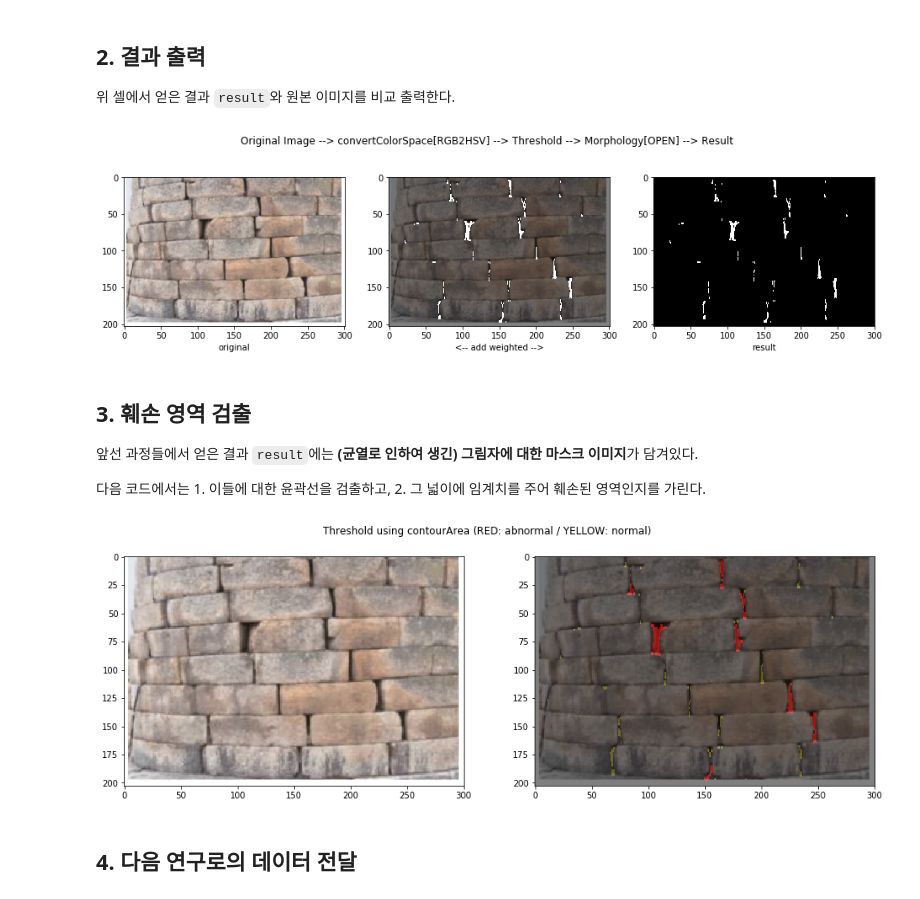
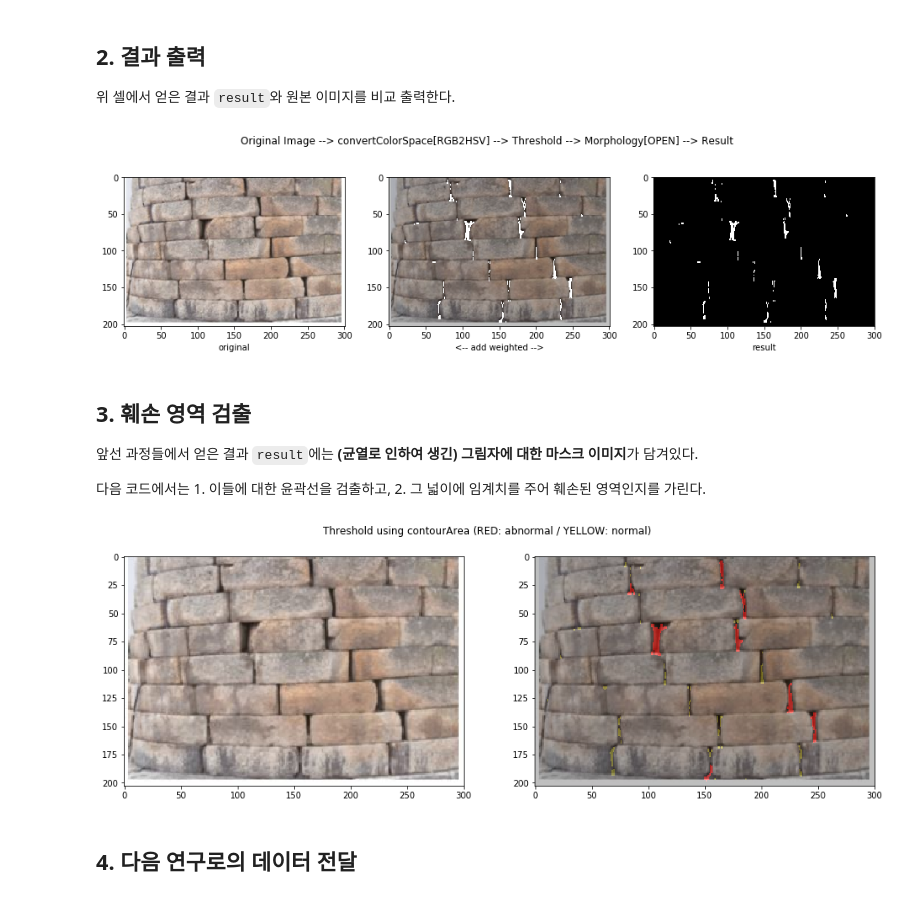
Before and after one commit to DGU-DAI-Lab/2020_Research_KDJ, a Jupyter notebook: 200604_첨성대벽돌균열/1_훼손 영역에 대한 검출 가능성.ipynb, the cells around one changed output. Drawn from its saved outputs; the diff is of its cells as text; code cells hidden in the pictures.

```diff
--- a/200604_첨성대벽돌균열/1_훼손 영역에 대한 검출 가능성.ipynb
+++ b/200604_첨성대벽돌균열/1_훼손 영역에 대한 검출 가능성.ipynb
@@ -69,7 +69,8 @@ axs[0].imshow(cv2.cvtColor(original, cv2.COLOR_BGR2RGB))
 axs[0].set_xlabel('original')
 
 # Plot 1
-axs[1].imshow(cv2.cvtColor(cv2.add(original//2, cv2.cvtColor(result, cv2.COLOR_GRAY2BGR)), cv2.COLOR_BGR2RGB))
+added_result = cv2.addWeighted(original, 0.75, cv2.cvtColor(result, cv2.COLOR_GRAY2BGR), 1, 0)
+axs[1].imshow(cv2.cvtColor(added_result, cv2.COLOR_BGR2RGB))
 axs[1].set_xlabel('<-- add weighted -->')
 
 # Plot 2
@@ -78,7 +79,7 @@ axs[2].set_xlabel('result')
 
 plt.show()
 # %% [output]
-[figure, old version]
+[figure, new version]
 # %% [markdown]
 ## 3. 훼손 영역 검출
 
@@ -88,34 +89,34 @@ plt.show()
 # %%
 # 위 코드에 이어서...
 
 MIN_CONT_AREA = 20
 
 # --------------------------------
 
 # 윤곽선 면적에도 임계를 주어 훼손여부를 가림.
 mask = np.zeros(original.shape, dtype=np.uint8)
 contours = cv2.findContours(result, cv2.RETR_EXTERNAL, cv2.CHAIN_APPROX_SIMPLE)[-2]
 
 for cont in contours:
     # 임계치를 넘는다면, 붉은 색으로 처리: 훼손된 영역
     if cv2.contourArea(cont) >= MIN_CONT_AREA:
         cv2.drawContours(mask, [cont], -1, (0,0,255), -1)
 
     # 임계치를 넘지 못한다면, 노란색으로 처리
     else:
         cv2.drawContours(mask, [cont], -1, (0,128,128), -1)
 
 # --------------------------------
 
 fig, axs = plt.subplots(1,2, figsize=(16,5))
 fig.suptitle('Threshold using contourArea (RED: abnormal / YELLOW: normal)')
 
 axs[0].imshow(cv2.cvtColor(original, cv2.COLOR_BGR2RGB))
-axs[1].imshow(cv2.cvtColor(cv2.add(original//2, mask//2), cv2.COLOR_BGR2RGB))
+axs[1].imshow(cv2.cvtColor(cv2.addWeighted(original, 0.75, mask, 0.5, 0), cv2.COLOR_BGR2RGB))
 
 plt.show()
 # %% [output]
-[figure, old version]
+[figure, new version]
 # %% [markdown]
 ## 4. 다음 연구로의 데이터 전달
 # %%
```
